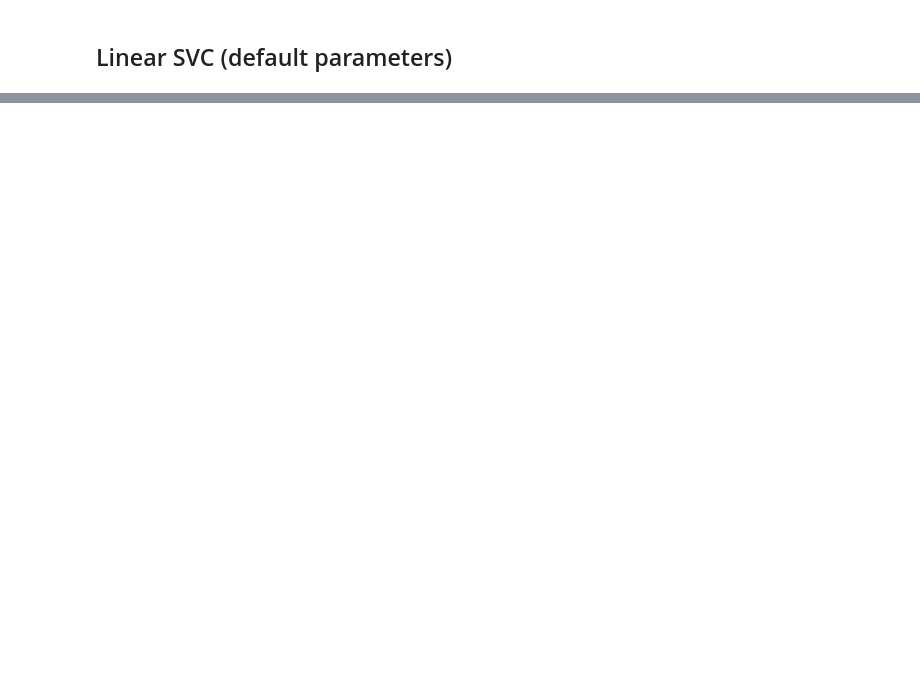
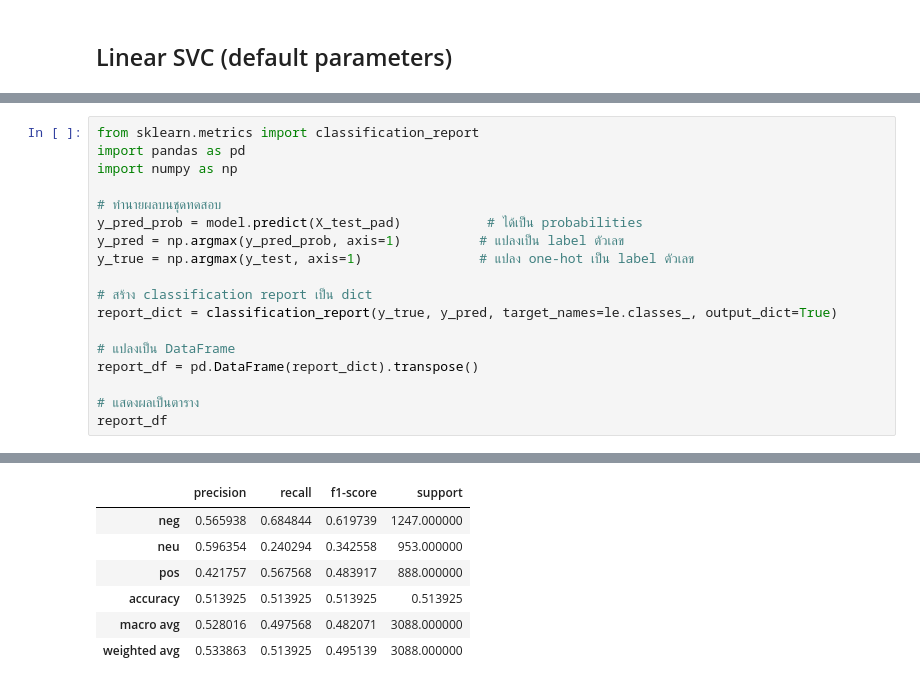
Before and after one commit to 16632026-dot/ML, a Jupyter notebook: wisesight-sentiment-master/exploration.ipynb, the cells around one changed output, grey strips where cells are left out. Drawn from its saved outputs; the diff is of its cells as text; blank space fills up the shorter version.

```diff
--- a/wisesight-sentiment-master/exploration.ipynb
+++ b/wisesight-sentiment-master/exploration.ipynb
@@ -527,0 +613,19 @@ ImportError: cannot import name 'notebookapp' from 'notebook' (C:\Program Files\
+# %%
+from sklearn.metrics import classification_report
+import pandas as pd
+import numpy as np
+
+# ทำนายผลบนชุดทดสอบ
+y_pred_prob = model.predict(X_test_pad)           # ได้เป็น probabilities
+y_pred = np.argmax(y_pred_prob, axis=1)          # แปลงเป็น label ตัวเลข
+y_true = np.argmax(y_test, axis=1)               # แปลง one-hot เป็น label ตัวเลข
+
+# สร้าง classification report เป็น dict
+report_dict = classification_report(y_true, y_pred, target_names=le.classes_, output_dict=True)
+
+# แปลงเป็น DataFrame
+report_df = pd.DataFrame(report_dict).transpose()
+
+# แสดงผลเป็นตาราง
+report_df
+# %% [output]
@@ -527,0 +633,7 @@ ImportError: cannot import name 'notebookapp' from 'notebook' (C:\Program Files\
+|  | precision | recall | f1-score | support |
+| neg | 0.565938 | 0.684844 | 0.619739 | 1247.000000 |
+| neu | 0.596354 | 0.240294 | 0.342558 | 953.000000 |
+| pos | 0.421757 | 0.567568 | 0.483917 | 888.000000 |
+| accuracy | 0.513925 | 0.513925 | 0.513925 | 0.513925 |
+| macro avg | 0.528016 | 0.497568 | 0.482071 | 3088.000000 |
+| weighted avg | 0.533863 | 0.513925 | 0.495139 | 3088.000000 |
```
Also changed, not shown: parts of 30 cells of this notebook.
